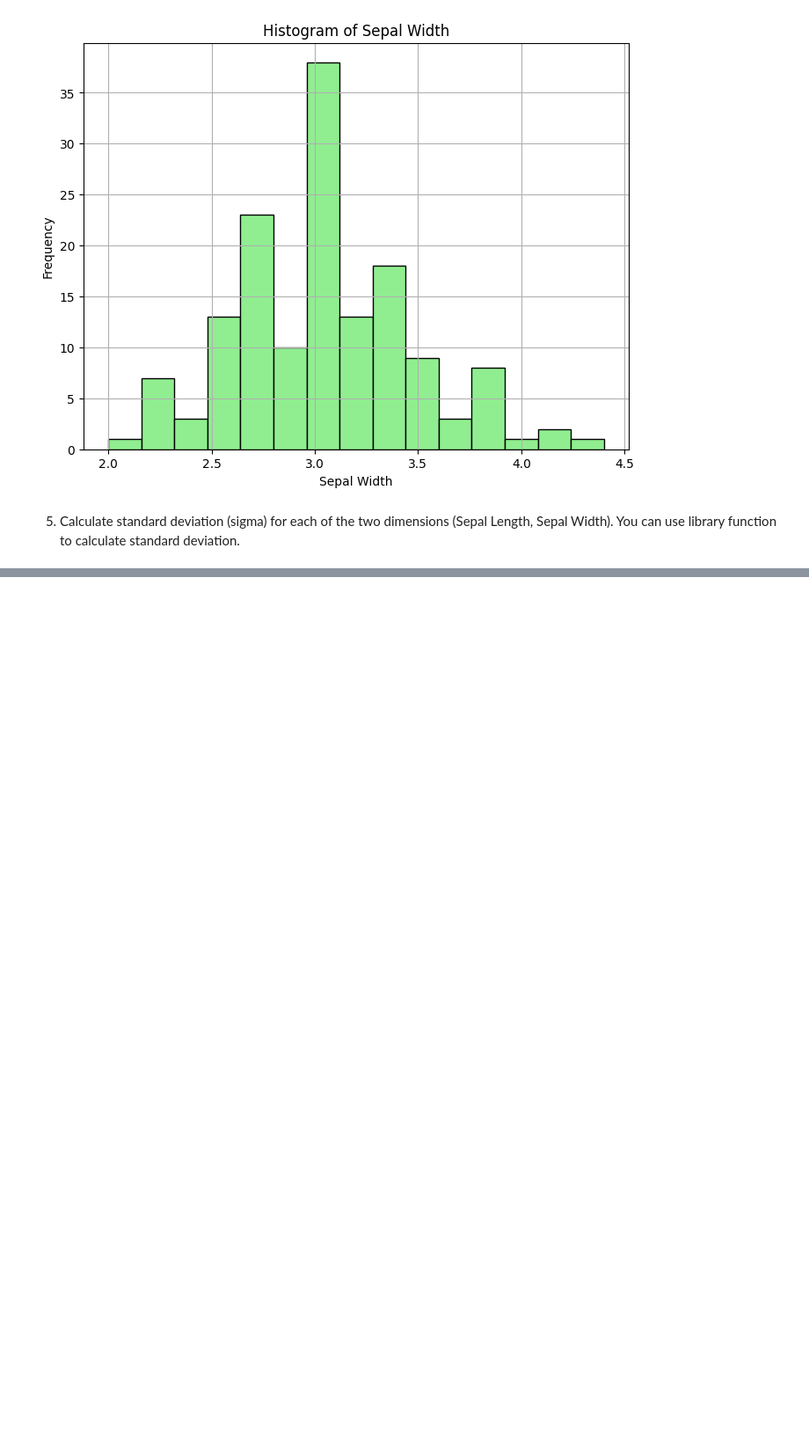
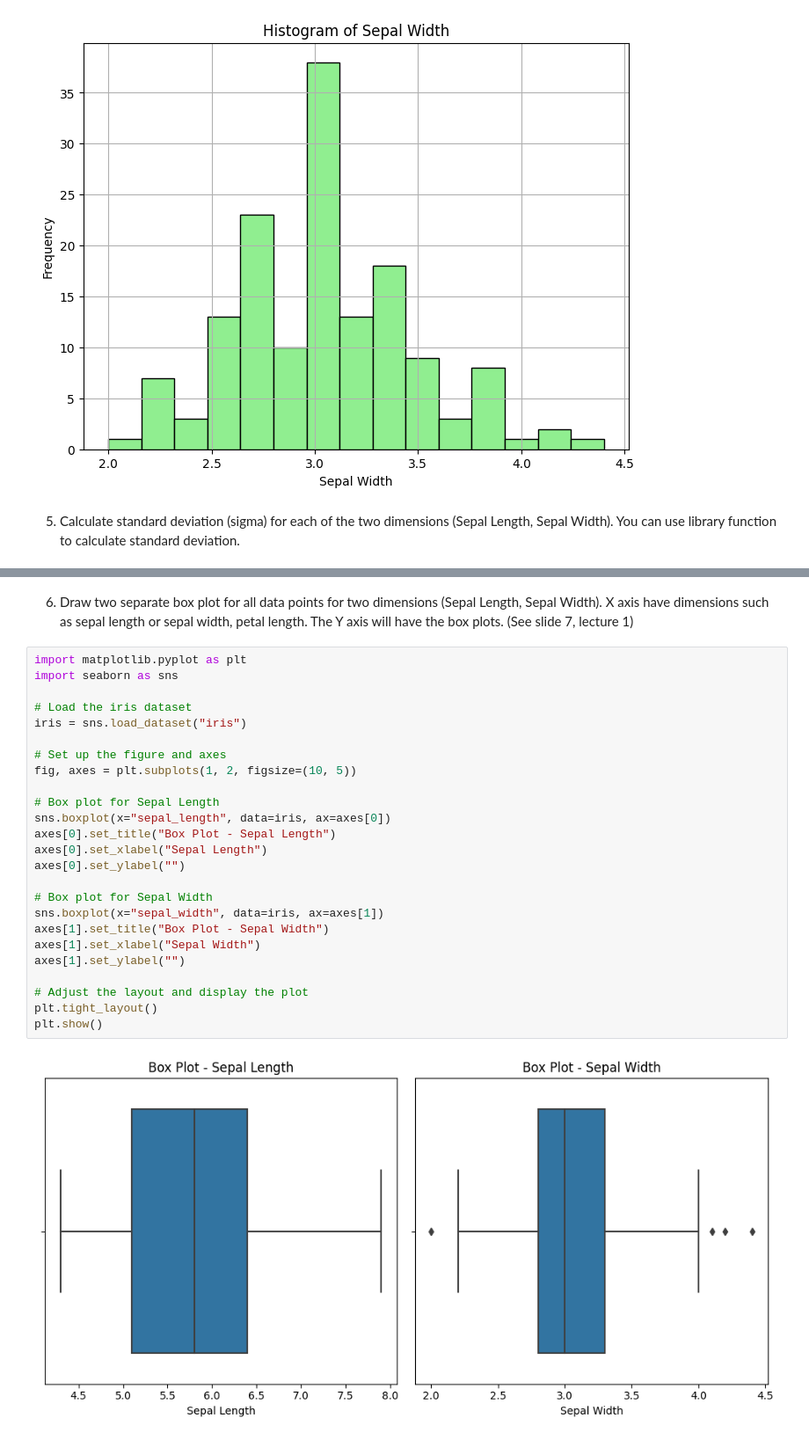
Before and after one commit to selim-ahmed/Dataset-Analysis-with-Iris-Dataset, a Jupyter notebook: Iris_Dataset_Analysis_Selim_Ahmed(2321668).ipynb, the cells around one changed output, grey strips where cells are left out. Shown: that part at 88% size. Cells and saved outputs as stored; diff of their text form; blank space fills up the shorter version.

```diff
--- a/Iris_Dataset_Analysis_Selim_Ahmed(2321668).ipynb
+++ b/Iris_Dataset_Analysis_Selim_Ahmed(2321668).ipynb
@@ -192,0 +202,29 @@ plt.show()
+# %% [markdown]
+6.	Draw two separate box plot for all data points for two  dimensions (Sepal Length,  Sepal Width).  X axis have dimensions such as sepal length or sepal width, petal length. The Y axis will have the box plots. (See slide 7, lecture 1)
+# %%
+import matplotlib.pyplot as plt
+import seaborn as sns
+
+# Load the iris dataset
+iris = sns.load_dataset("iris")
+
+# Set up the figure and axes
+fig, axes = plt.subplots(1, 2, figsize=(10, 5))
+
+# Box plot for Sepal Length
+sns.boxplot(x="sepal_length", data=iris, ax=axes[0])
+axes[0].set_title("Box Plot - Sepal Length")
+axes[0].set_xlabel("Sepal Length")
+axes[0].set_ylabel("")
+
+# Box plot for Sepal Width
+sns.boxplot(x="sepal_width", data=iris, ax=axes[1])
+axes[1].set_title("Box Plot - Sepal Width")
+axes[1].set_xlabel("Sepal Width")
+axes[1].set_ylabel("")
+
+# Adjust the layout and display the plot
+plt.tight_layout()
+plt.show()
+# %% [output]
+[figure, added]
```
Also changed, not shown: parts of 7 cells of this notebook.
